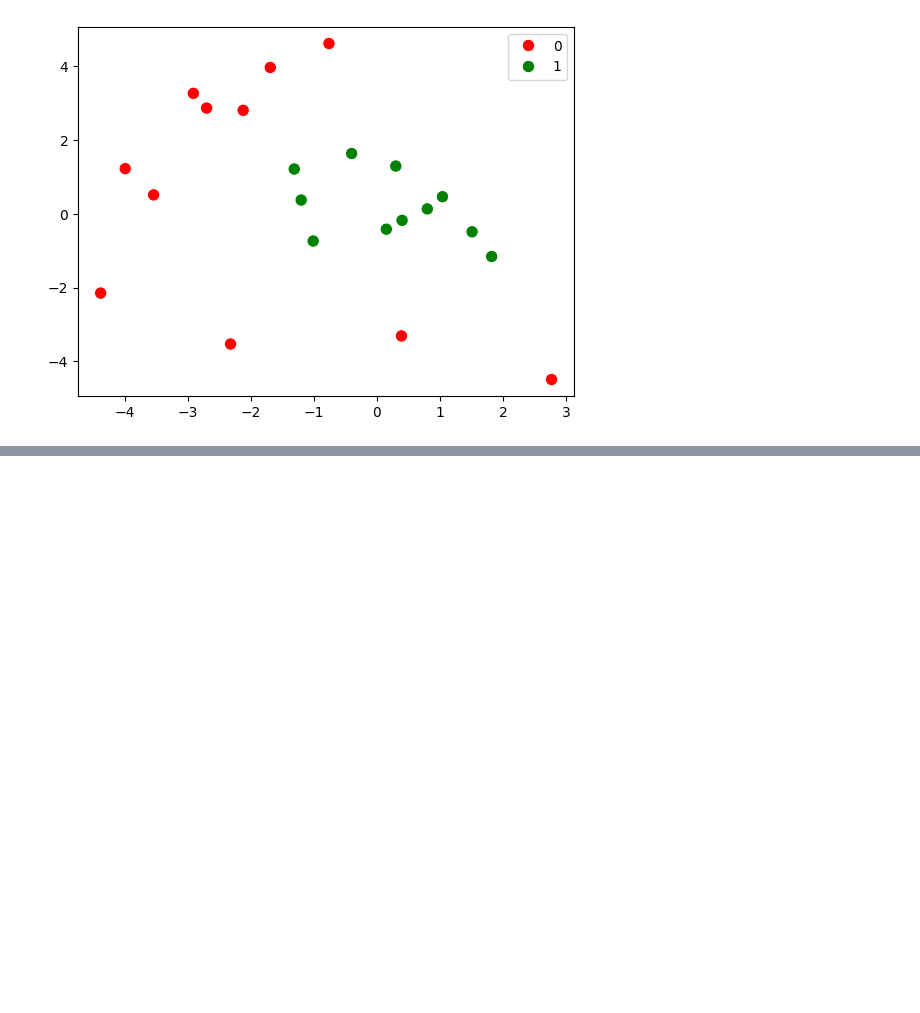
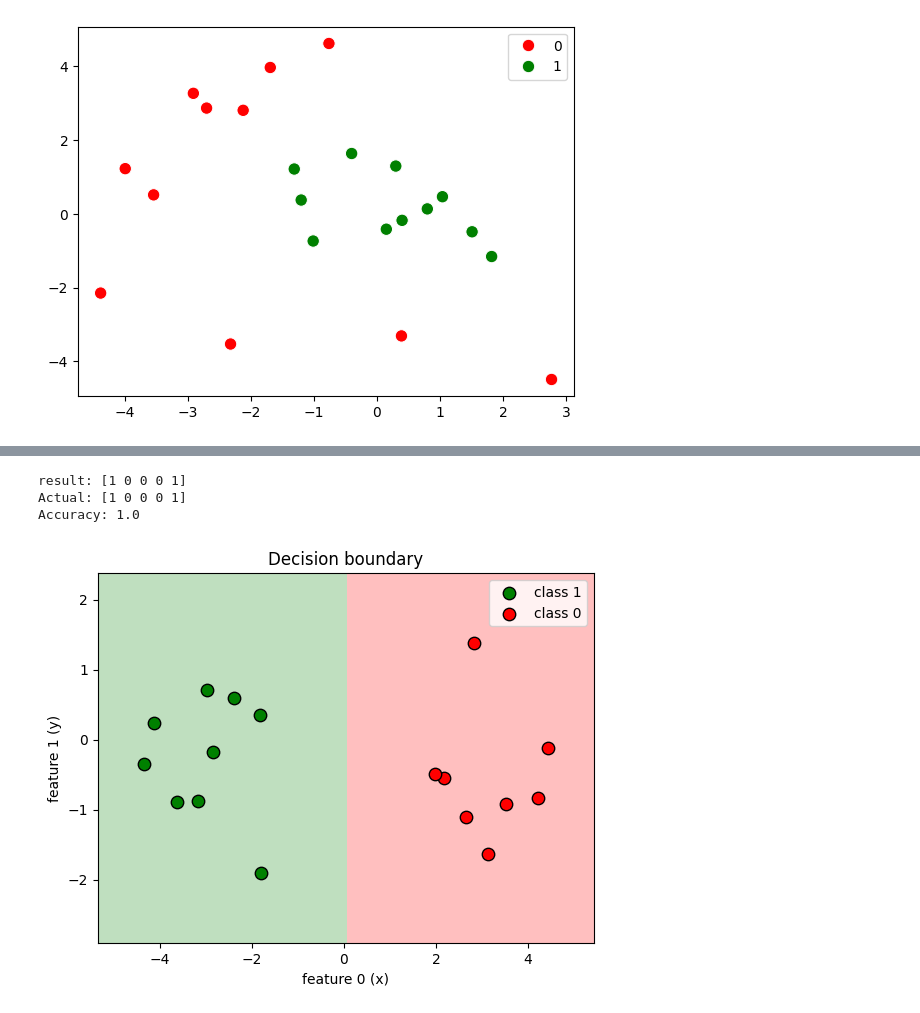
Before and after one commit to ilijahristov/machine-learning, a Jupyter notebook: decision_tree/decision_tree.ipynb, the cells around one changed output, grey strips where cells are left out. Drawn from its saved outputs; the diff is of its cells as text; code cells hidden in the pictures; blank space fills up the shorter version.

```diff
--- a/decision_tree/decision_tree.ipynb
+++ b/decision_tree/decision_tree.ipynb
@@ -140,0 +260,48 @@ def predict(node, X):
+# %%
+X = np.array([
+    [ -2.85,  -0.17],
+    [ -2.38,   0.60],
+    [ -3.63,  -0.89],
+    [ -2.97,   0.71],
+    [ -1.82,   0.36],
+    [ -1.81,  -1.90],
+    [ -4.12,   0.24],
+    [ -3.88,  -0.96],
+    [ -4.35,  -0.34],
+    [ -3.18,  -0.87],
+    [ -4.41,   0.77],
+    [  2.82,   1.38],
+    [  1.97,  -0.49],
+    [  3.13,  -1.63],
+    [  3.84,   0.61],
+    [  2.42,   0.23],
+    [  2.17,  -0.55],
+    [  2.66,  -1.10],
+    [  4.31,  -0.37],
+    [  4.43,  -0.12],
+    [  3.52,  -0.92],
+    [  4.21,  -0.83],
+])
+
+y = np.array([1, 1, 1, 1, 1, 1, 1, 1, 1, 1, 1, 0, 0, 0, 0, 0, 0, 0, 0, 0, 0, 0])
+
+X_train, X_test, y_train, y_test = train_test_split(
+    X, y, test_size=0.2, random_state=42, stratify=y
+)
+
+tree = build_tree(X_train,y_train)
+result = predict(tree, X_test)
+
+accuracy = (result == y_test).mean()
+print("result:", result)
+print("Actual:", y_test)
+print("Accuracy:", accuracy)
+# %% [output]
+result: [1 0 0 0 1]
+Actual: [1 0 0 0 1]
+Accuracy: 1.0
+# %%
+tree = build_tree(X_train, y_train)
+plot_boundary(X_train, y_train, tree)
+# %% [output]
+[figure, added]
```
Also changed, not shown: parts of 7 cells of this notebook, 7 other files.
